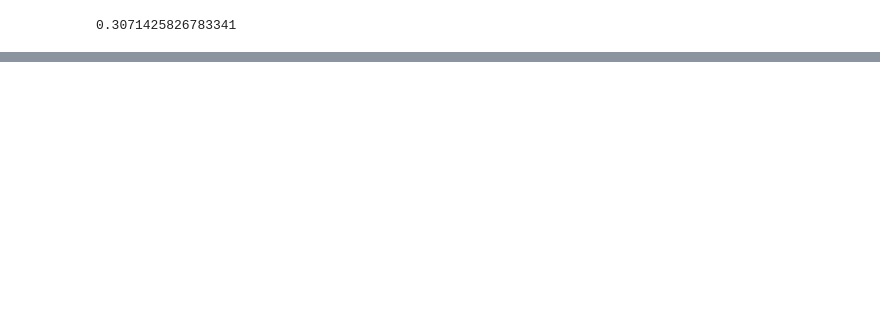
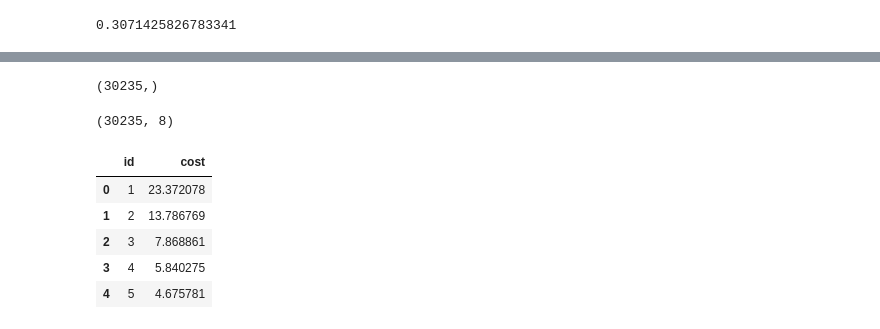
Before and after one commit to LambdaSchool/DS-Unit-2-Regression-2, a Jupyter notebook: module1-log-linear-regression/LogRegression_Caterpillar.ipynb, the cells around one changed output, grey strips where cells are left out. Saved outputs shown, nothing was run; the diff lists cells and outputs as text; code cells hidden in the pictures; blank space fills up the shorter version.

```diff
--- a/module1-log-linear-regression/LogRegression_Caterpillar.ipynb
+++ b/module1-log-linear-regression/LogRegression_Caterpillar.ipynb
@@ -275,0 +305,27 @@ rmse(y_val_log, y_pred_log)
+# %%
+y_pred_log = pipeline.predict(X_test)
+# %%
+y_pred_log.shape
+# %% [output]
+(30235,)
+# %%
+test_set = pd.read_csv('competition_data/test_set.csv')
+test_set.shape
+# %% [output]
+(30235, 8)
+# %%
+test_set = pd.DataFrame(test_set.id)
+# %%
+y_pred = np.expm1(y_pred_log)
+submission = test_set.copy()
+submission['cost'] = y_pred
+submission.to_csv('DareksubmissionCatepillar-01.csv', index=False)
+# %%
+submission.head()
+# %% [output]
+|  | id | cost |
+| 0 | 1 | 23.372078 |
+| 1 | 2 | 13.786769 |
+| 2 | 3 | 7.868861 |
+| 3 | 4 | 5.840275 |
+| 4 | 5 | 4.675781 |
```
Also changed, not shown: parts of 11 cells of this notebook.
